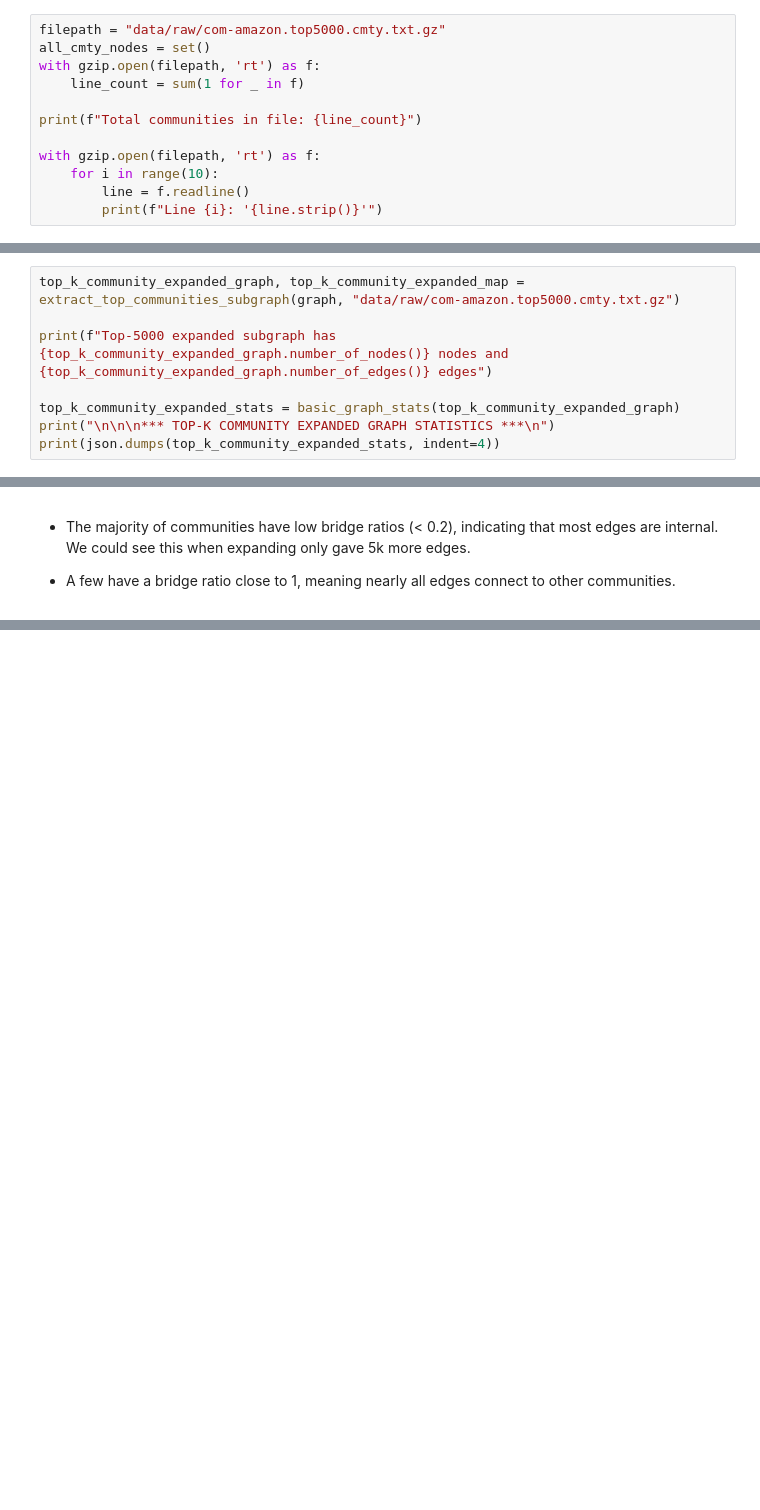
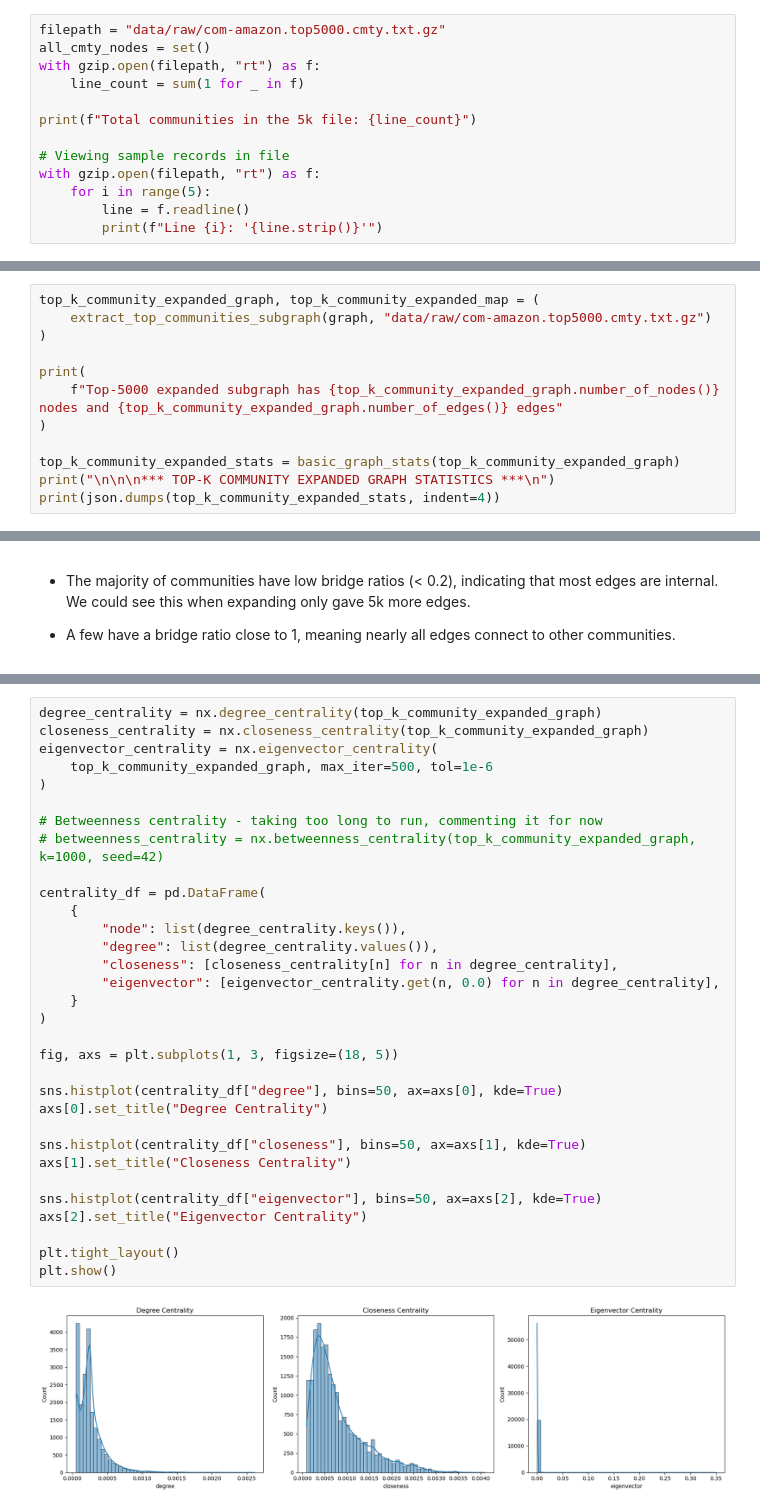
Before and after one commit to manavrm/co-purchase-prediction, a Jupyter notebook: data_exploration.ipynb, the cells around one changed output, grey strips where cells are left out. Drawn from its saved outputs; the diff is of its cells as text; blank space fills up the shorter version.

Commit message:
updated data exploration

```diff
--- a/data_exploration.ipynb
+++ b/data_exploration.ipynb
@@ -170,13 +169,14 @@ Line 9: '100030 106036  209079  289843'
 # %%
 filepath = "data/raw/com-amazon.top5000.cmty.txt.gz"
 all_cmty_nodes = set()
-with gzip.open(filepath, 'rt') as f:
+with gzip.open(filepath, "rt") as f:
     line_count = sum(1 for _ in f)
 
-print(f"Total communities in file: {line_count}")
+print(f"Total communities in the 5k file: {line_count}")
 
-with gzip.open(filepath, 'rt') as f:
-    for i in range(10):
+# Viewing sample records in file
+with gzip.open(filepath, "rt") as f:
+    for i in range(5):
         line = f.readline()
         print(f"Line {i}: '{line.strip()}'")
 # %% [output]
@@ -276,9 +276,13 @@ def extract_top_communities_subgraph(G, community_path):
 
     return G_expanded, community_map
 # %%
-top_k_community_expanded_graph, top_k_community_expanded_map = extract_top_communities_subgraph(graph, "data/raw/com-amazon.top5000.cmty.txt.gz")
+top_k_community_expanded_graph, top_k_community_expanded_map = (
+    extract_top_communities_subgraph(graph, "data/raw/com-amazon.top5000.cmty.txt.gz")
+)
 
-print(f"Top-5000 expanded subgraph has {top_k_community_expanded_graph.number_of_nodes()} nodes and {top_k_community_expanded_graph.number_of_edges()} edges")
+print(
+    f"Top-5000 expanded subgraph has {top_k_community_expanded_graph.number_of_nodes()} nodes and {top_k_community_expanded_graph.number_of_edges()} edges"
+)
 
 top_k_community_expanded_stats = basic_graph_stats(top_k_community_expanded_graph)
 print("\n\n\n*** TOP-K COMMUNITY EXPANDED GRAPH STATISTICS ***\n")
@@ -417,0 +465,34 @@ bridge_ratio_plot(top_k_community_expanded_graph, top_k_community_expanded_map)
+# %%
+degree_centrality = nx.degree_centrality(top_k_community_expanded_graph)
+closeness_centrality = nx.closeness_centrality(top_k_community_expanded_graph)
+eigenvector_centrality = nx.eigenvector_centrality(
+    top_k_community_expanded_graph, max_iter=500, tol=1e-6
+)
+
+# Betweenness centrality - taking too long to run, commenting it for now
+# betweenness_centrality = nx.betweenness_centrality(top_k_community_expanded_graph, k=1000, seed=42)
+
+centrality_df = pd.DataFrame(
+    {
+        "node": list(degree_centrality.keys()),
+        "degree": list(degree_centrality.values()),
+        "closeness": [closeness_centrality[n] for n in degree_centrality],
+        "eigenvector": [eigenvector_centrality.get(n, 0.0) for n in degree_centrality],
+    }
+)
+
+fig, axs = plt.subplots(1, 3, figsize=(18, 5))
+
+sns.histplot(centrality_df["degree"], bins=50, ax=axs[0], kde=True)
+axs[0].set_title("Degree Centrality")
+
+sns.histplot(centrality_df["closeness"], bins=50, ax=axs[1], kde=True)
+axs[1].set_title("Closeness Centrality")
+
+sns.histplot(centrality_df["eigenvector"], bins=50, ax=axs[2], kde=True)
+axs[2].set_title("Eigenvector Centrality")
+
+plt.tight_layout()
+plt.show()
+# %% [output]
+[figure, added]
```
Also changed, not shown: parts of 37 cells of this notebook, 2 other files.
